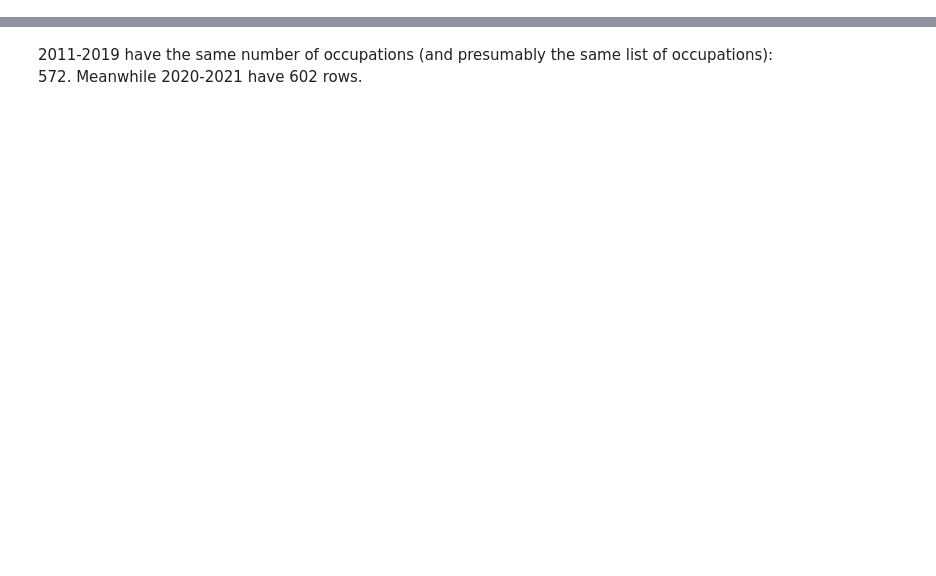
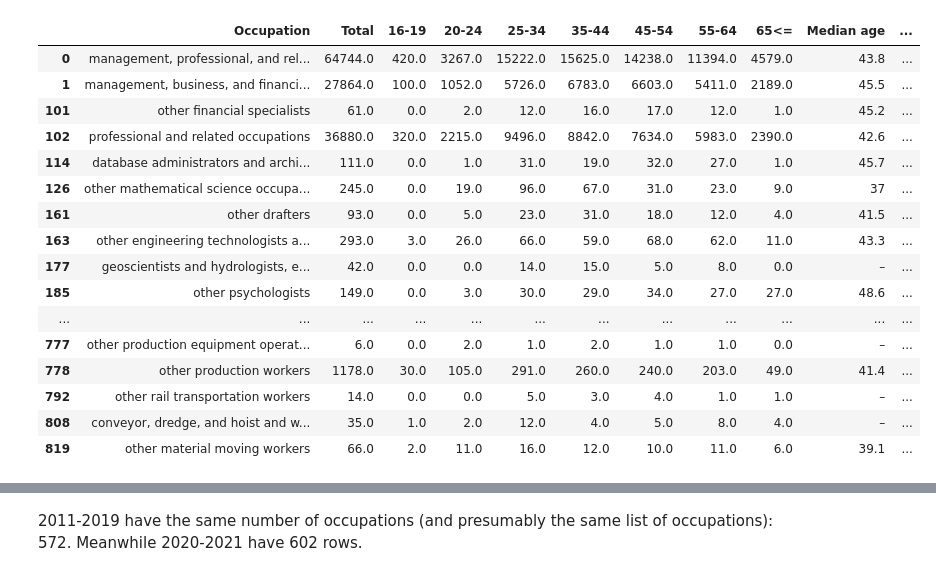
Before and after one commit to terencetan-c/4YP-The-Future-of-Work, a Jupyter notebook: Data cleaning/Data cleaning.ipynb, the cells around one changed output, grey strips where cells are left out. Saved outputs shown, nothing was run; the diff lists cells and outputs as text; code cells hidden in the pictures; blank space fills up the shorter version.

Commit message:
Manual Data Wrangling
Manually standardising SOC across the years

```diff
--- a/Data cleaning/Data cleaning.ipynb
+++ b/Data cleaning/Data cleaning.ipynb
@@ -74,9 +79,9 @@ count=df.groupby(df['Occupation'].str.lower())['Occupation'].agg('count')
 # %%
 soc2018['Occupation']=soc2018['Occupation'].str.lower()
 # %%
-# joint = pd.merge(left = df[df['Year']==2021],
-#          right = soc2018,
-#         how= 'outer',
-#         left_on='Occupation',
-#         right_on='Occupation',
-#         indicator=True)
+joint = pd.merge(left = df[df['Year']==2018],
+         right = soc2018,
+        how= 'left',
+        left_on='Occupation',
+        right_on='Occupation',
+        indicator=True)
@@ -83,3 +167,21 @@ soc2018['Occupation']=soc2018['Occupation'].str.lower()
 # %%
-# joint[joint['_merge']=='left_only']
+joint[joint['_merge']=='left_only']
+# %% [output]
+|  | Occupation | Total | 16-19 | 20-24 | 25-34 | 35-44 | 45-54 | 55-64 | 65<= | Median age | ... |
+| 0 | management, professional, and rel... | 64744.0 | 420.0 | 3267.0 | 15222.0 | 15625.0 | 14238.0 | 11394.0 | 4579.0 | 43.8 | ... |
+| 1 | management, business, and financi... | 27864.0 | 100.0 | 1052.0 | 5726.0 | 6783.0 | 6603.0 | 5411.0 | 2189.0 | 45.5 | ... |
+| 101 | other financial specialists | 61.0 | 0.0 | 2.0 | 12.0 | 16.0 | 17.0 | 12.0 | 1.0 | 45.2 | ... |
+| 102 | professional and related occupations | 36880.0 | 320.0 | 2215.0 | 9496.0 | 8842.0 | 7634.0 | 5983.0 | 2390.0 | 42.6 | ... |
+| 114 | database administrators and archi... | 111.0 | 0.0 | 1.0 | 31.0 | 19.0 | 32.0 | 27.0 | 1.0 | 45.7 | ... |
+| 126 | other mathematical science occupa... | 245.0 | 0.0 | 19.0 | 96.0 | 67.0 | 31.0 | 23.0 | 9.0 | 37 | ... |
+| 161 | other drafters | 93.0 | 0.0 | 5.0 | 23.0 | 31.0 | 18.0 | 12.0 | 4.0 | 41.5 | ... |
+| 163 | other engineering technologists a... | 293.0 | 3.0 | 26.0 | 66.0 | 59.0 | 68.0 | 62.0 | 11.0 | 43.3 | ... |
+| 177 | geoscientists and hydrologists, e... | 42.0 | 0.0 | 0.0 | 14.0 | 15.0 | 5.0 | 8.0 | 0.0 | – | ... |
+| 185 | other psychologists | 149.0 | 0.0 | 3.0 | 30.0 | 29.0 | 34.0 | 27.0 | 27.0 | 48.6 | ... |
+| ... | ... | ... | ... | ... | ... | ... | ... | ... | ... | ... | ... |
+| 777 | other production equipment operat... | 6.0 | 0.0 | 2.0 | 1.0 | 2.0 | 1.0 | 1.0 | 0.0 | – | ... |
+| 778 | other production workers | 1178.0 | 30.0 | 105.0 | 291.0 | 260.0 | 240.0 | 203.0 | 49.0 | 41.4 | ... |
+| 792 | other rail transportation workers | 14.0 | 0.0 | 0.0 | 5.0 | 3.0 | 4.0 | 1.0 | 1.0 | – | ... |
+| 808 | conveyor, dredge, and hoist and w... | 35.0 | 1.0 | 2.0 | 12.0 | 4.0 | 5.0 | 8.0 | 4.0 | – | ... |
+| 819 | other material moving workers | 66.0 | 2.0 | 11.0 | 16.0 | 12.0 | 10.0 | 11.0 | 6.0 | 39.1 | ... |
 # %%
```
Also changed, not shown: parts of 18 cells of this notebook, 8 other files.
